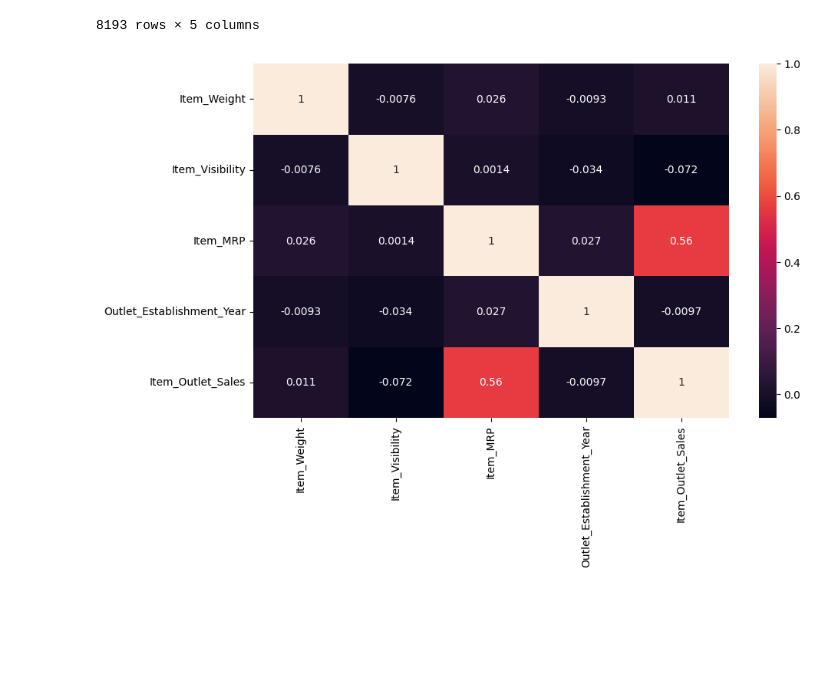
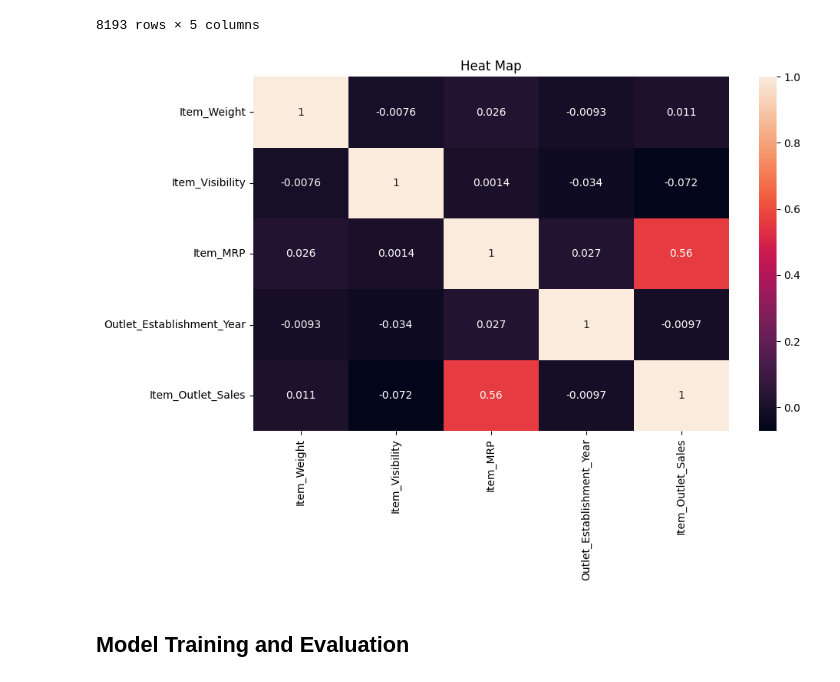
Before and after one commit to Alibubere/BigMart_Sales_Analysis, a Jupyter notebook: BigMart_Sales_Analysis.ipynb, the cells around one changed output. Drawn from its saved outputs; the diff is of its cells as text; code cells hidden in the pictures; blank space fills up the shorter version.

```diff
--- a/BigMart_Sales_Analysis.ipynb
+++ b/BigMart_Sales_Analysis.ipynb
@@ -172,9 +180,12 @@ numerical_cols
 # %%
 plt.figure(figsize=(10,6))
 sns.heatmap(numerical_cols.corr(),annot=True)
+plt.title('Heat Map')
 plt.show()
 # %% [output]
-[figure, old version]
+[figure, new version]
+# %% [markdown]
+## Model Training and Evaluation
 # %%
 from sklearn.preprocessing import StandardScaler
 from sklearn.metrics import mean_absolute_error ,mean_squared_error ,root_mean_squared_error , r2_score
```
Also changed, not shown: parts of 17 cells of this notebook.
